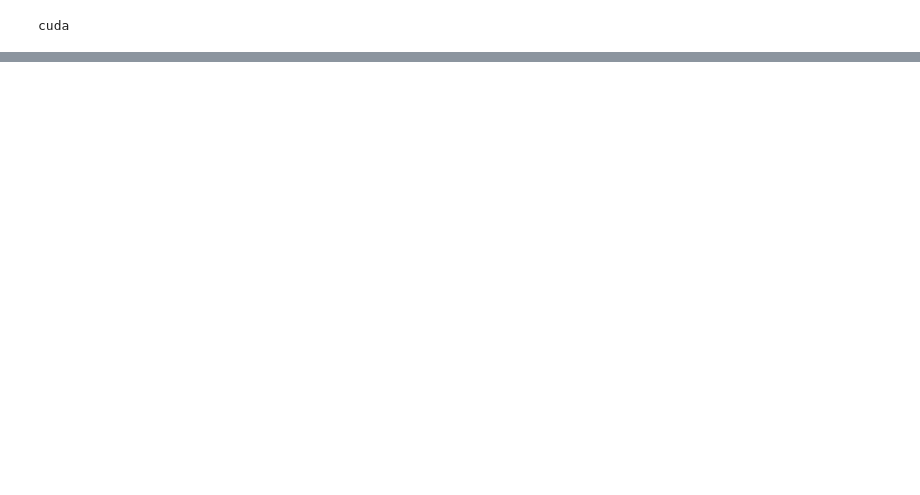
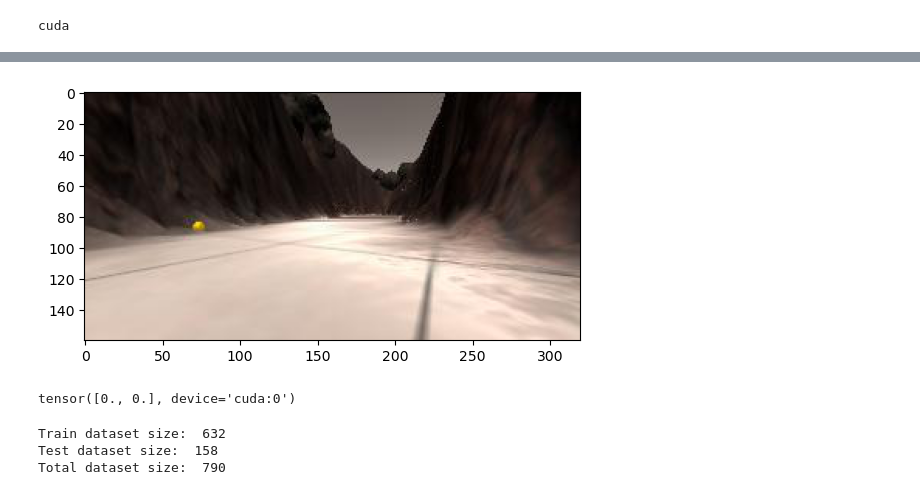
Before and after one commit to PrajwalKoirala/ME592_Homeworks, a Jupyter notebook: HW3/HW3_notebook.ipynb, the cells around one changed output, grey strips where cells are left out. Drawn from its saved outputs; the diff is of its cells as text; code cells hidden in the pictures; blank space fills up the shorter version.

```diff
--- a/HW3/HW3_notebook.ipynb
+++ b/HW3/HW3_notebook.ipynb
@@ -17,0 +22,3 @@ Downloading: "https://download.pytorch.org/models/resnet18-f37072fd.pth" to /hom
+# %%
+data = pd.read_csv("./Take_1805_0401/robot_log.csv", delimiter=";")
+data.head()
@@ -17,0 +32,3 @@ Downloading: "https://download.pytorch.org/models/resnet18-f37072fd.pth" to /hom
+# %%
+data = data[["Path", "SteerAngle", "Throttle"]]
+data.head()
@@ -17,0 +42,5 @@ Downloading: "https://download.pytorch.org/models/resnet18-f37072fd.pth" to /hom
+# %%
+data["Path"] = data["Path"].apply(lambda x: x.replace("C:\\Users\\laksh\\OneDrive\\Desktop", "./Take_1805_0401"))
+data["Path"] = data["Path"].apply(lambda x: x.replace("\\", "/"))
+data["Path"] = data["Path"].apply(lambda x: x.replace("IMG/IMG", "IMG"))
+data.head()
@@ -17,0 +54,27 @@ Downloading: "https://download.pytorch.org/models/resnet18-f37072fd.pth" to /hom
+# %%
+class RobotDataset(Dataset):
+    def __init__(self, data, device="cuda"):
+        super(RobotDataset, self).__init__()
+        arrangement = np.arange(len(data))
+        np.random.shuffle(arrangement)
+        data = data.iloc[arrangement]
+        self.data = data
+        self.device = device
+
+    def __len__(self):
+        return len(self.data)
+
+    def __getitem__(self, idx):
+        row = self.data.iloc[idx]
+        img = Image.open(row["Path"])
+        img = torchvision.transforms.functional.to_tensor(img).to(self.device)
+        return img, torch.tensor([row["SteerAngle"], row["Throttle"]], dtype=torch.float32).to(self.device)
+# %%
+dataset = RobotDataset(data)
+img, label = dataset[0]
+plt.imshow(img.permute(1, 2, 0).cpu().numpy())
+plt.show()
+print(label)
+# %% [output]
+[figure, added]
+tensor([0., 0.], device='cuda:0')
@@ -17,0 +88,8 @@ Downloading: "https://download.pytorch.org/models/resnet18-f37072fd.pth" to /hom
+# %%
+print("Train dataset size: ", len(train_dataset))
+print("Test dataset size: ", len(test_dataset))
+print("Total dataset size: ", len(dataset))
+# %% [output]
+Train dataset size:  632
+Test dataset size:  158
+Total dataset size:  790
```
Also changed, not shown: parts of 8 cells of this notebook.
